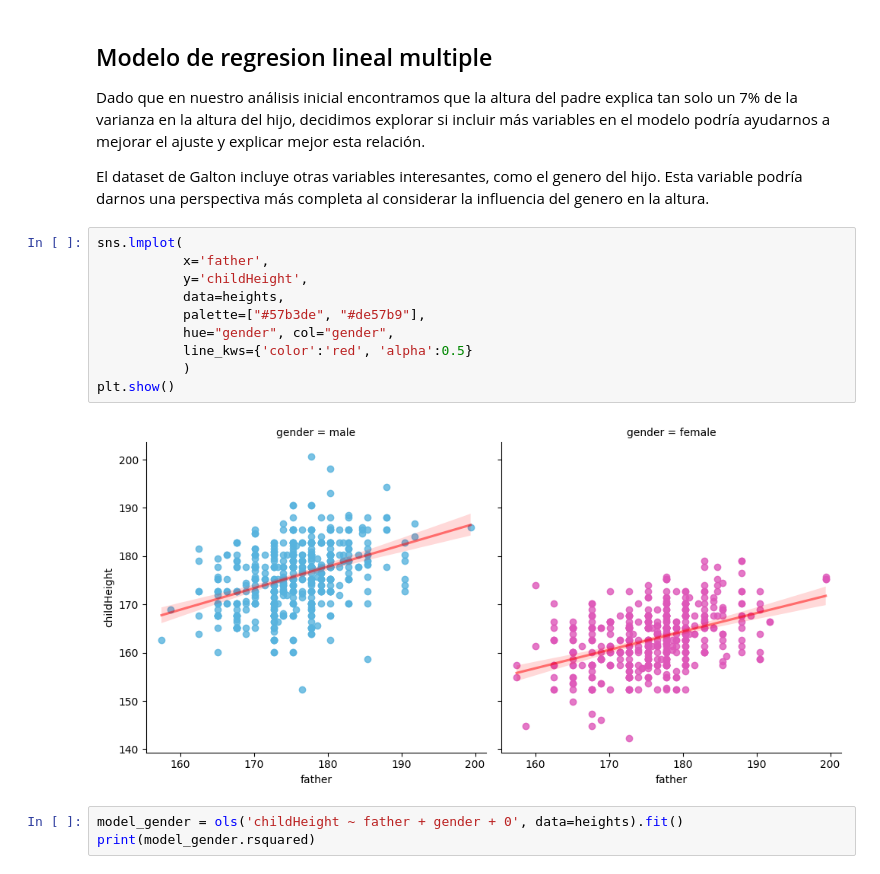
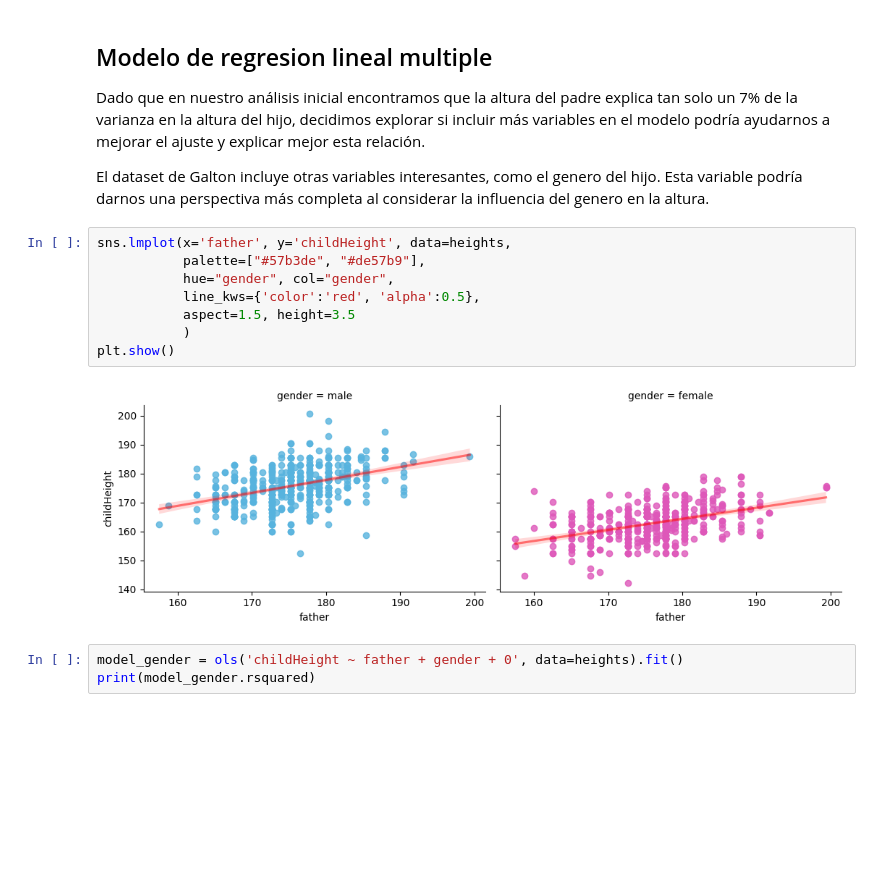
Before and after one commit to Void-CA/Linear-Regression, a Jupyter notebook: linearRegression.ipynb, the cells around one changed output. Cells and saved outputs as stored; diff of their text form; blank space fills up the shorter version.

```diff
--- a/linearRegression.ipynb
+++ b/linearRegression.ipynb
@@ -217,17 +255,15 @@ Dado que en nuestro análisis inicial encontramos que la altura del padre explic
 
 El dataset de Galton incluye otras variables interesantes, como el genero del hijo. Esta variable podría darnos una perspectiva más completa al considerar la influencia del genero en la altura.
 # %%
-sns.lmplot(
-           x='father',
-           y='childHeight',
-           data=heights,
+sns.lmplot(x='father', y='childHeight', data=heights,
            palette=["#57b3de", "#de57b9"],
            hue="gender", col="gender",
-           line_kws={'color':'red', 'alpha':0.5}
+           line_kws={'color':'red', 'alpha':0.5},
+           aspect=1.5, height=3.5
            )
 plt.show()
 # %% [output]
-[figure, old version]
+[figure, new version]
 # %%
 model_gender = ols('childHeight ~ father + gender + 0', data=heights).fit()
 print(model_gender.rsquared)
```
Also changed, not shown: parts of 17 cells of this notebook, 2 other files.
